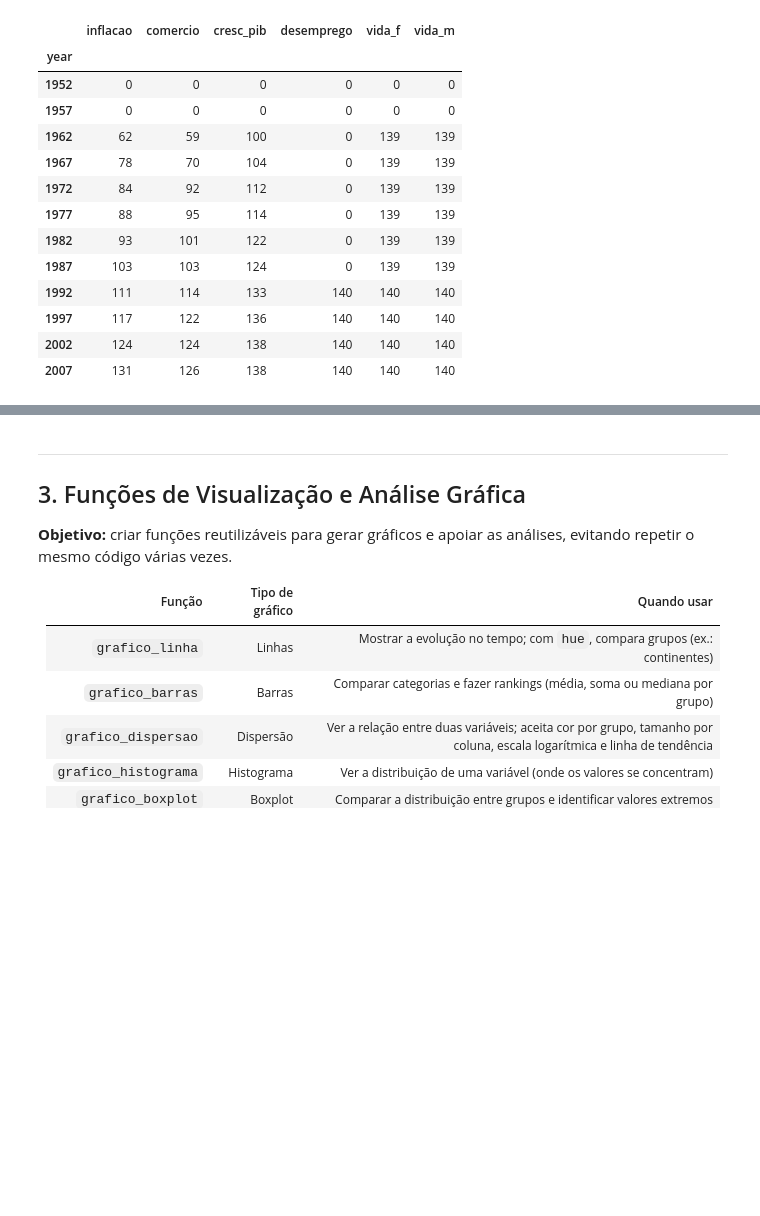
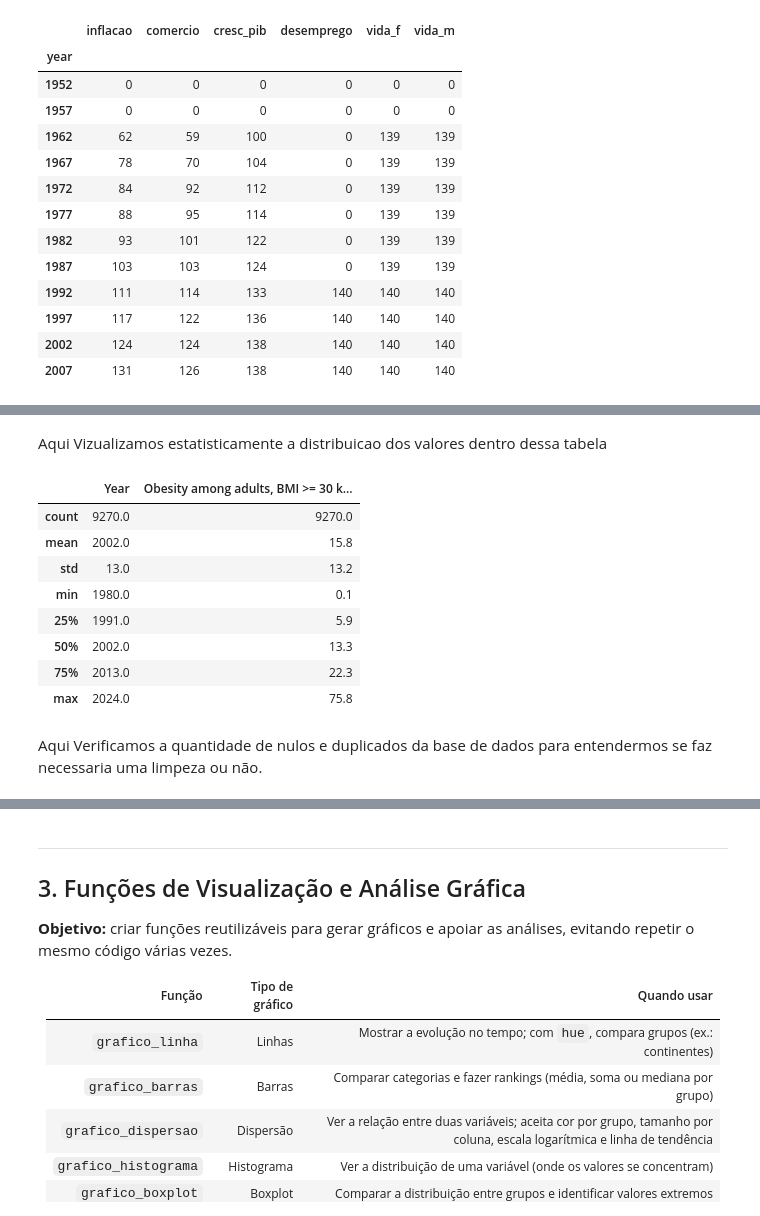
Before and after one commit to AndremRb/Analise-do-Desenvolvimento-Humano-e-Global, a Jupyter notebook: Notebook/Template_Gapminder_Analise_Exploratoria.ipynb, the cells around one changed output, grey strips where cells are left out. Saved outputs shown, nothing was run; the diff lists cells and outputs as text; code cells hidden in the pictures; blank space fills up the shorter version.

```diff
--- a/Notebook/Template_Gapminder_Analise_Exploratoria.ipynb
+++ b/Notebook/Template_Gapminder_Analise_Exploratoria.ipynb
@@ -428,0 +792,17 @@ df_economia.groupby('year')[colunas_wb].count()
+# %% [markdown]
+Aqui Vizualizamos estatisticamente a distribuicao dos valores dentro dessa tabela
+# %%
+#Analize estatistica da tabela como um todo
+df_brutos['obesidade'].describe().round(1)
+# %% [output]
+|  | Year | Obesity among adults, BMI >= 30 k... |
+| count | 9270.0 | 9270.0 |
+| mean | 2002.0 | 15.8 |
+| std | 13.0 | 13.2 |
+| min | 1980.0 | 0.1 |
+| 25% | 1991.0 | 5.9 |
+| 50% | 2002.0 | 13.3 |
+| 75% | 2013.0 | 22.3 |
+| max | 2024.0 | 75.8 |
+# %% [markdown]
+Aqui Verificamos a quantidade de nulos e duplicados da base de dados para entendermos se faz necessaria uma limpeza ou não.
```
Also changed, not shown: parts of 86 cells of this notebook.
